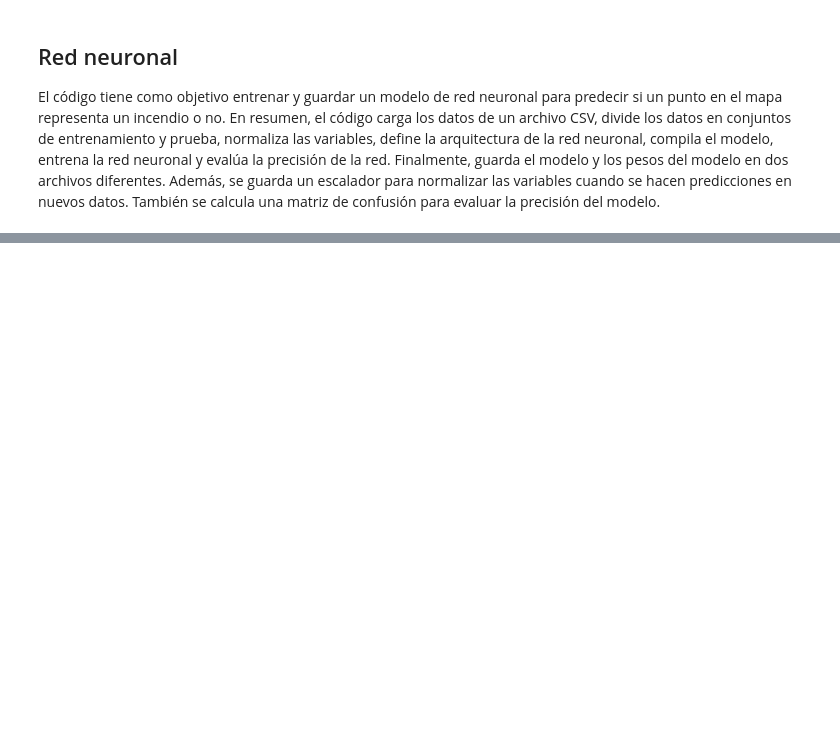
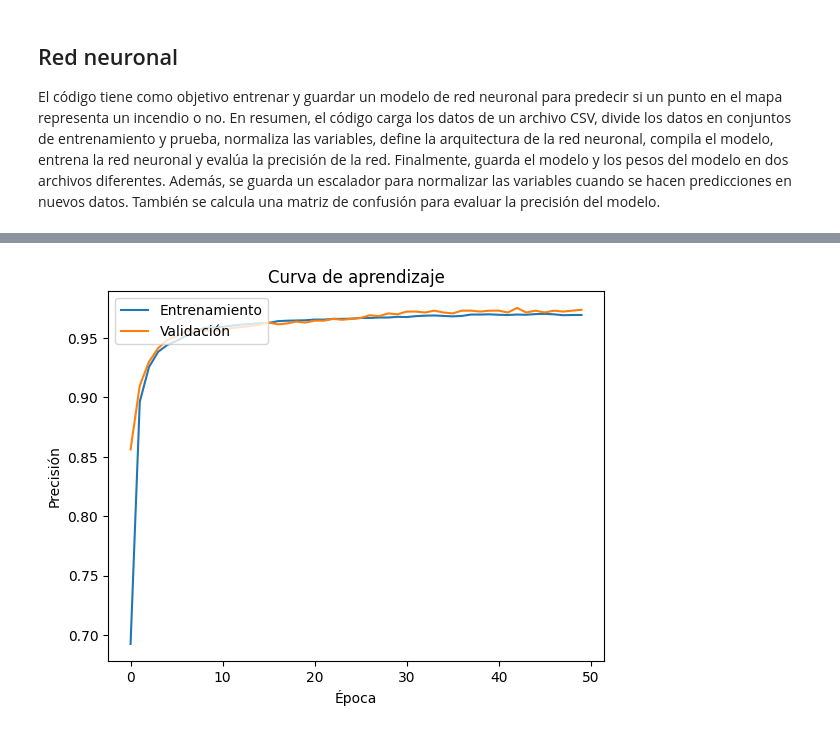
Before and after one commit to DiegoBlasg/Geo-Prevention, a Jupyter notebook: DATOS/RedNeuronal.ipynb, the cells around one changed output, grey strips where cells are left out. Drawn from its saved outputs; the diff is of its cells as text; code cells hidden in the pictures; blank space fills up the shorter version.

```diff
--- a/DATOS/RedNeuronal.ipynb
+++ b/DATOS/RedNeuronal.ipynb
@@ -38,5 +41,5 @@ model.compile(loss='binary_crossentropy',
               optimizer='adam', metrics=['accuracy'])
 # %%
 # Entrenar la red
-model.fit(X_train, y_train, epochs=50, batch_size=32,
+history = model.fit(X_train, y_train, epochs=50, batch_size=32,
           validation_data=(X_test, y_test))
@@ -43,3 +64,13 @@ model.fit(X_train, y_train, epochs=50, batch_size=32,
+# %%
+plt.plot(history.history['accuracy'])
+plt.plot(history.history['val_accuracy'])
+plt.title('Curva de aprendizaje')
+plt.ylabel('Precisión')
+plt.xlabel('Época')
+plt.legend(['Entrenamiento', 'Validación'], loc='upper left')
+plt.show()
+# %% [output]
+[figure, added]
 # %%
 # Evaluar el modelo
 loss, accuracy = model.evaluate(X_test, y_test)
```
Also changed, not shown: parts of 8 cells of this notebook, 1 other file.
